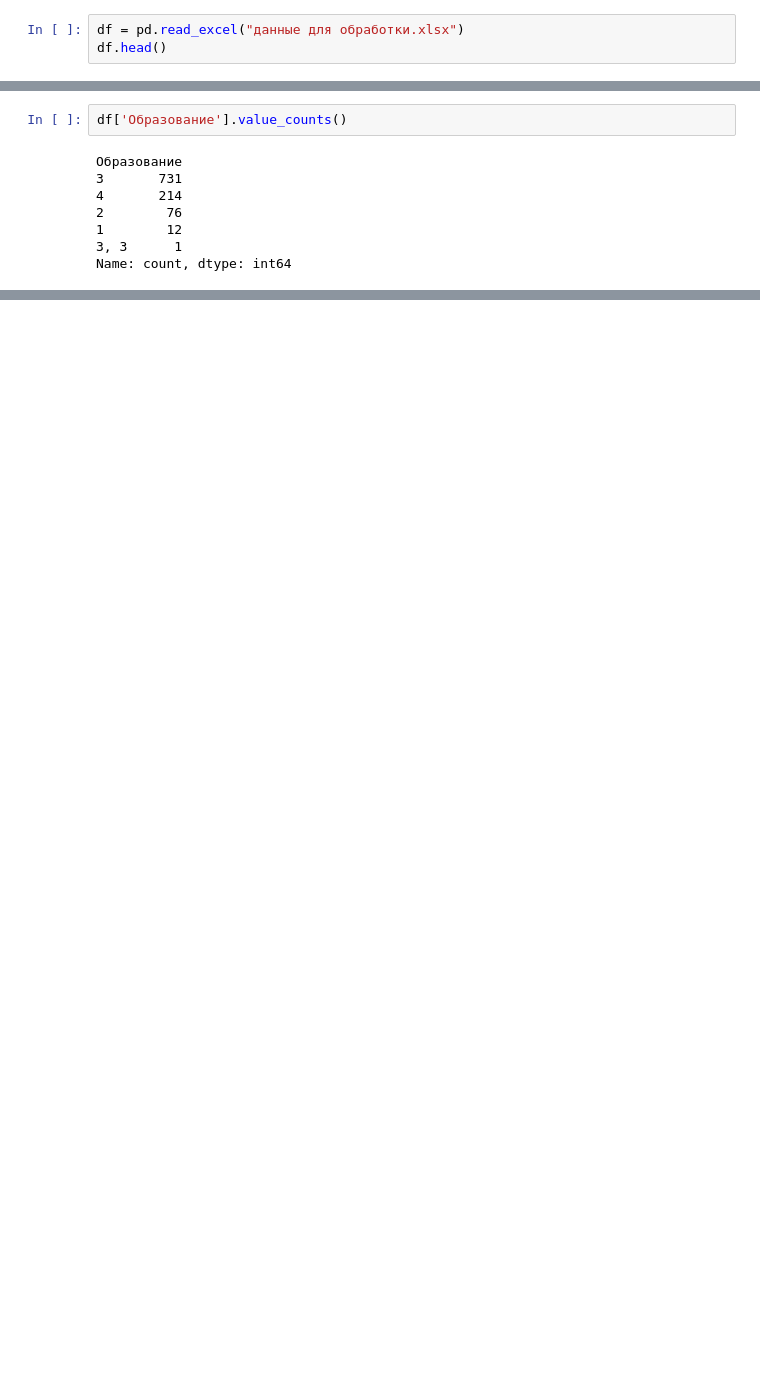
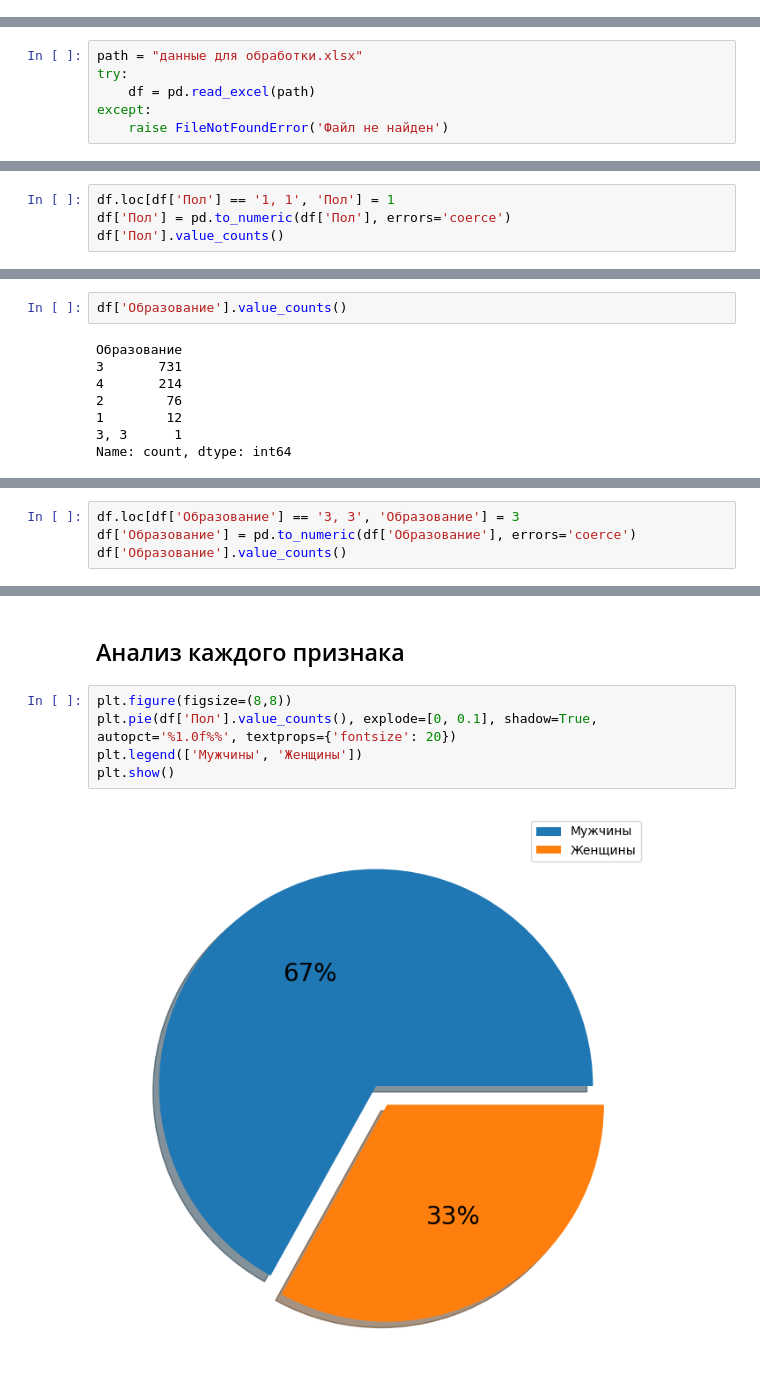
Before and after one commit to tooyoungforthis/expert_judgement, a Jupyter notebook: main.ipynb, the cells around one changed output, grey strips where cells are left out. Saved outputs shown, nothing was run; the diff lists cells and outputs as text; blank space fills up the shorter version.

```diff
--- a/main.ipynb
+++ b/main.ipynb
@@ -3,3 +0,0 @@ import pandas as pd
-# %%
-df = pd.read_excel("данные для обработки.xlsx")
-df.head()
@@ -12,0 +12,6 @@ df.head()
+# %%
+path = "данные для обработки.xlsx"
+try:
+    df = pd.read_excel(path)
+except:
+    raise FileNotFoundError('Файл не найден')
@@ -18,3 +93,7 @@ df['Пол'].value_counts()
 2       342
 1, 1      1
 Name: count, dtype: int64
+# %%
+df.loc[df['Пол'] == '1, 1', 'Пол'] = 1
+df['Пол'] = pd.to_numeric(df['Пол'], errors='coerce')
+df['Пол'].value_counts()
@@ -59,0 +115,4 @@ Name: count, dtype: int64
+# %%
+df.loc[df['Образование'] == '3, 3', 'Образование'] = 3
+df['Образование'] = pd.to_numeric(df['Образование'], errors='coerce')
+df['Образование'].value_counts()
@@ -59,0 +184,9 @@ Name: count, dtype: int64
+# %% [markdown]
+## Анализ каждого признака
+# %%
+plt.figure(figsize=(8,8))
+plt.pie(df['Пол'].value_counts(), explode=[0, 0.1], shadow=True, autopct='%1.0f%%', textprops={'fontsize': 20})
+plt.legend(['Мужчины', 'Женщины'])
+plt.show()
+# %% [output]
+[figure, added]
```
Also changed, not shown: parts of 37 cells of this notebook, 1 other file.
